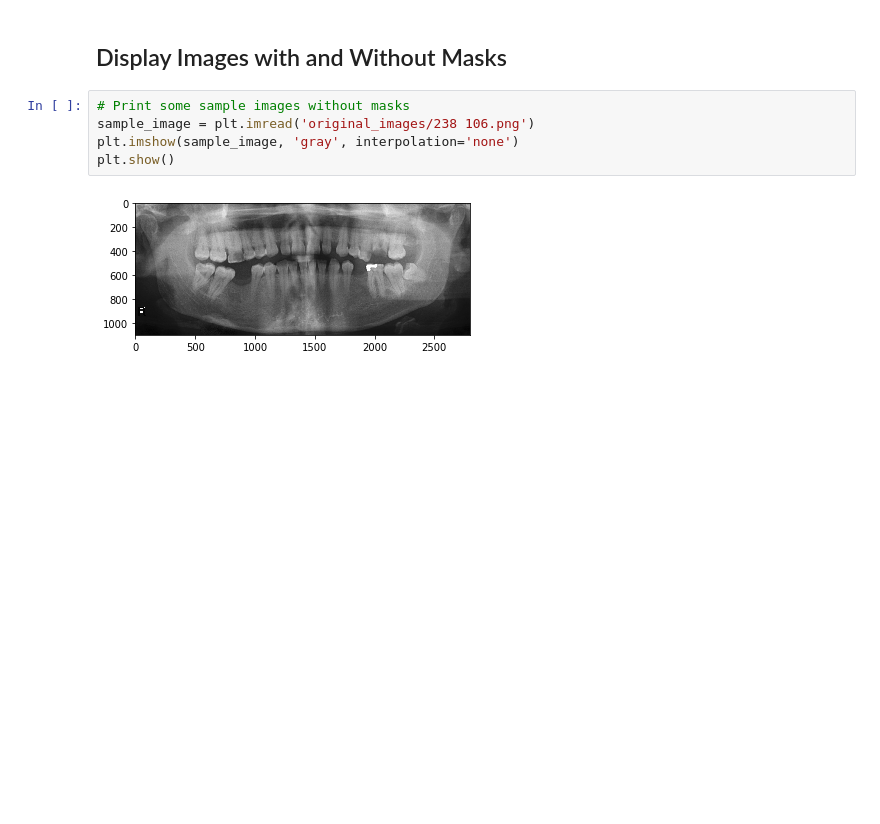
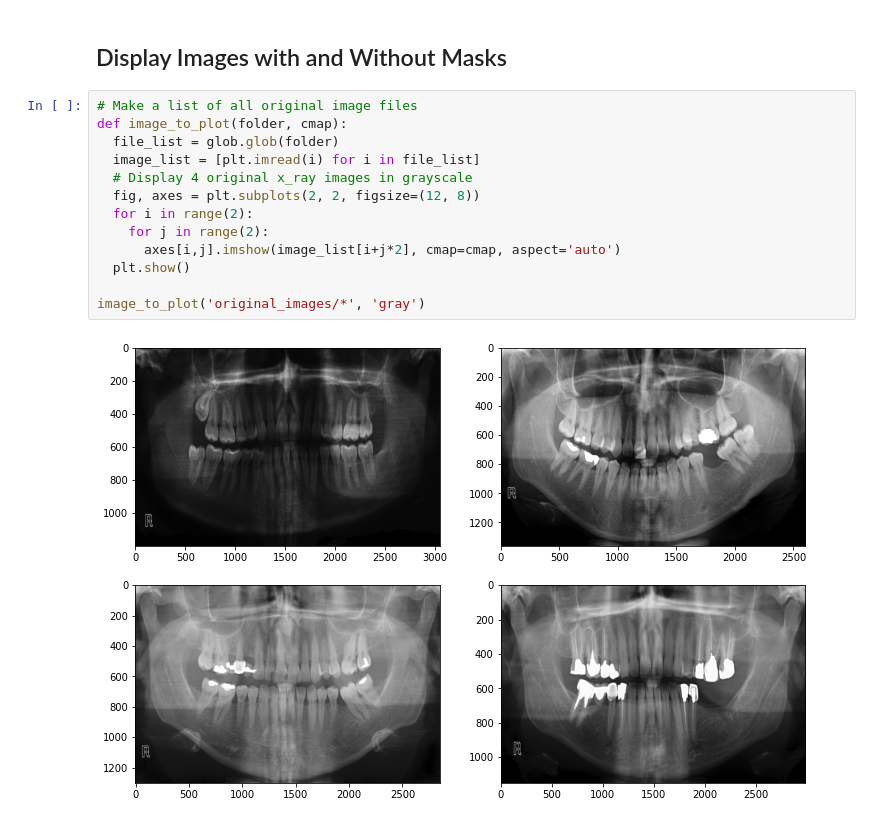
Before and after one commit to dmunger27/dental-xray-segmentation, a Jupyter notebook: Data_Preprocessing_and_Exploration.ipynb, the cells around one changed output. Saved outputs shown, nothing was run; the diff lists cells and outputs as text; blank space fills up the shorter version.

Commit message:
display images

```diff
--- a/Data_Preprocessing_and_Exploration.ipynb
+++ b/Data_Preprocessing_and_Exploration.ipynb
@@ -42,10 +44,18 @@ gatherS3Data('s3://ads-599-capstone-data/ads-599-team7/Numpy Annotations/', 'num
 # %% [markdown]
 <a name="display"></a>
 ## Display Images with and Without Masks
-# %%
-# Print some sample images without masks
-sample_image = plt.imread('original_images/238 106.png')
-plt.imshow(sample_image, 'gray', interpolation='none')
-plt.show()
-# %% [output]
-[figure, removed]
+# %%
+# Make a list of all original image files
+def image_to_plot(folder, cmap):
+  file_list = glob.glob(folder)
+  image_list = [plt.imread(i) for i in file_list]
+  # Display 4 original x_ray images in grayscale
+  fig, axes = plt.subplots(2, 2, figsize=(12, 8))
+  for i in range(2):
+    for j in range(2):
+      axes[i,j].imshow(image_list[i+j*2], cmap=cmap, aspect='auto')
+  plt.show()
+
+image_to_plot('original_images/*', 'gray')
+# %% [output]
+[figure, added]
```
Also changed, not shown: parts of 3 cells of this notebook.
